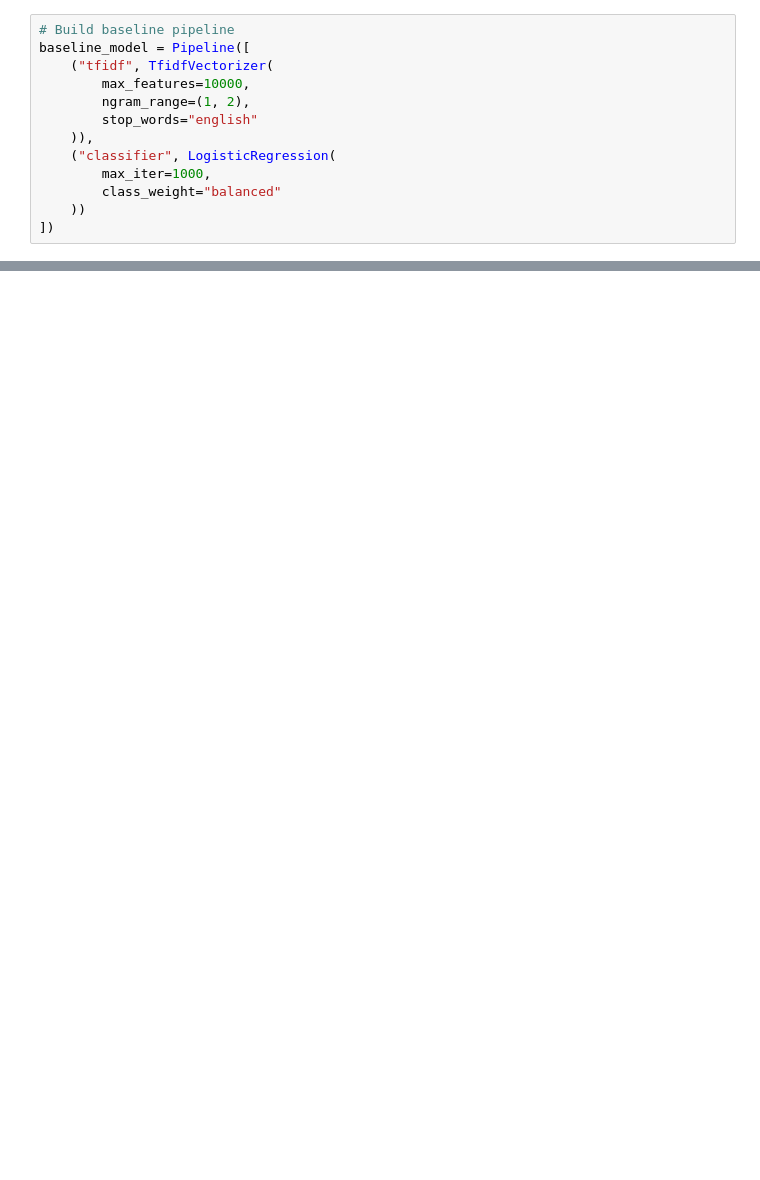
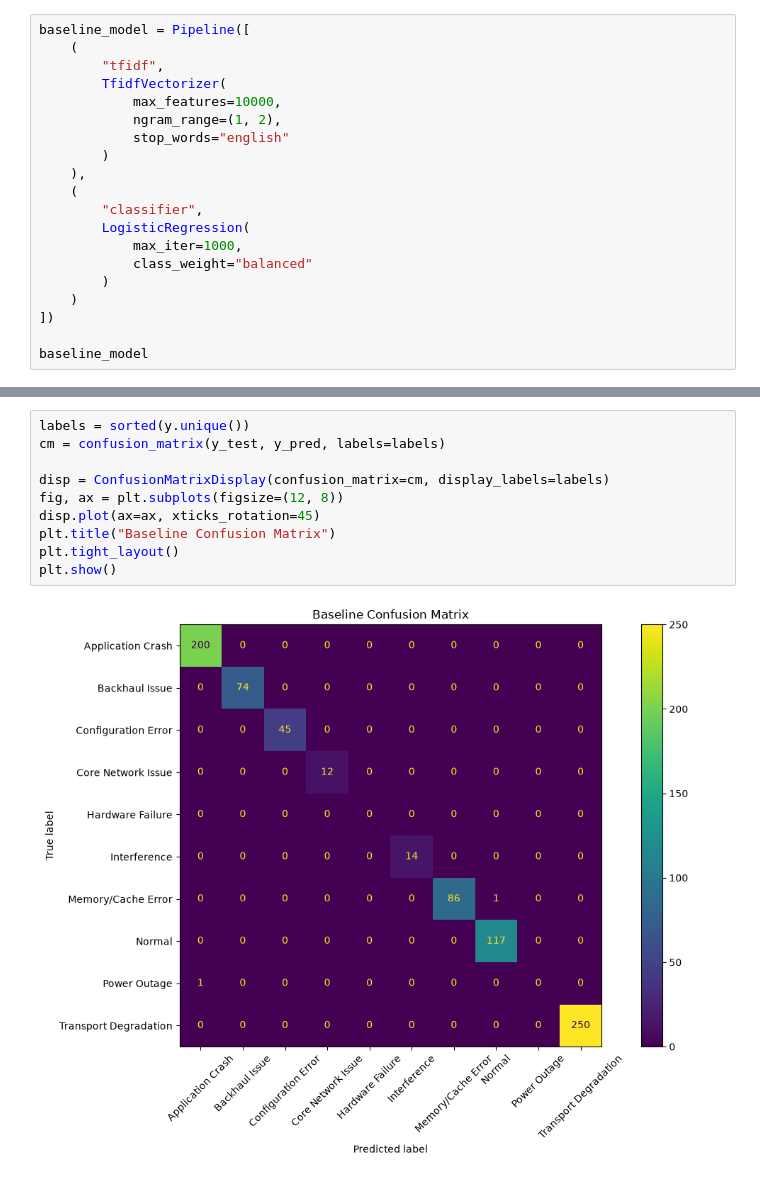
Before and after one commit to Atharva2223/Telecom-Fault-Diagnosis-Assistant-, a Jupyter notebook: notebooks/02_baseline_classifier.ipynb, the cells around one changed output, grey strips where cells are left out. Saved outputs shown, nothing was run; the diff lists cells and outputs as text; blank space fills up the shorter version.

```diff
--- a/notebooks/02_baseline_classifier.ipynb
+++ b/notebooks/02_baseline_classifier.ipynb
@@ -72,13 +101,20 @@ y_test shape: (800,)
 # %%
-# Build baseline pipeline
 baseline_model = Pipeline([
-    ("tfidf", TfidfVectorizer(
-        max_features=10000,
-        ngram_range=(1, 2),
-        stop_words="english"
-    )),
-    ("classifier", LogisticRegression(
-        max_iter=1000,
-        class_weight="balanced"
-    ))
+    (
+        "tfidf",
+        TfidfVectorizer(
+            max_features=10000,
+            ngram_range=(1, 2),
+            stop_words="english"
+        )
+    ),
+    (
+        "classifier",
+        LogisticRegression(
+            max_iter=1000,
+            class_weight="balanced"
+        )
+    )
 ])
+
+baseline_model
@@ -117,0 +166,12 @@ Transport Degradation       1.00      1.00      1.00       250
+# %%
+labels = sorted(y.unique())
+cm = confusion_matrix(y_test, y_pred, labels=labels)
+
+disp = ConfusionMatrixDisplay(confusion_matrix=cm, display_labels=labels)
+fig, ax = plt.subplots(figsize=(12, 8))
+disp.plot(ax=ax, xticks_rotation=45)
+plt.title("Baseline Confusion Matrix")
+plt.tight_layout()
+plt.show()
+# %% [output]
+[figure, added]
```
Also changed, not shown: parts of 30 cells of this notebook, 9 other files.
